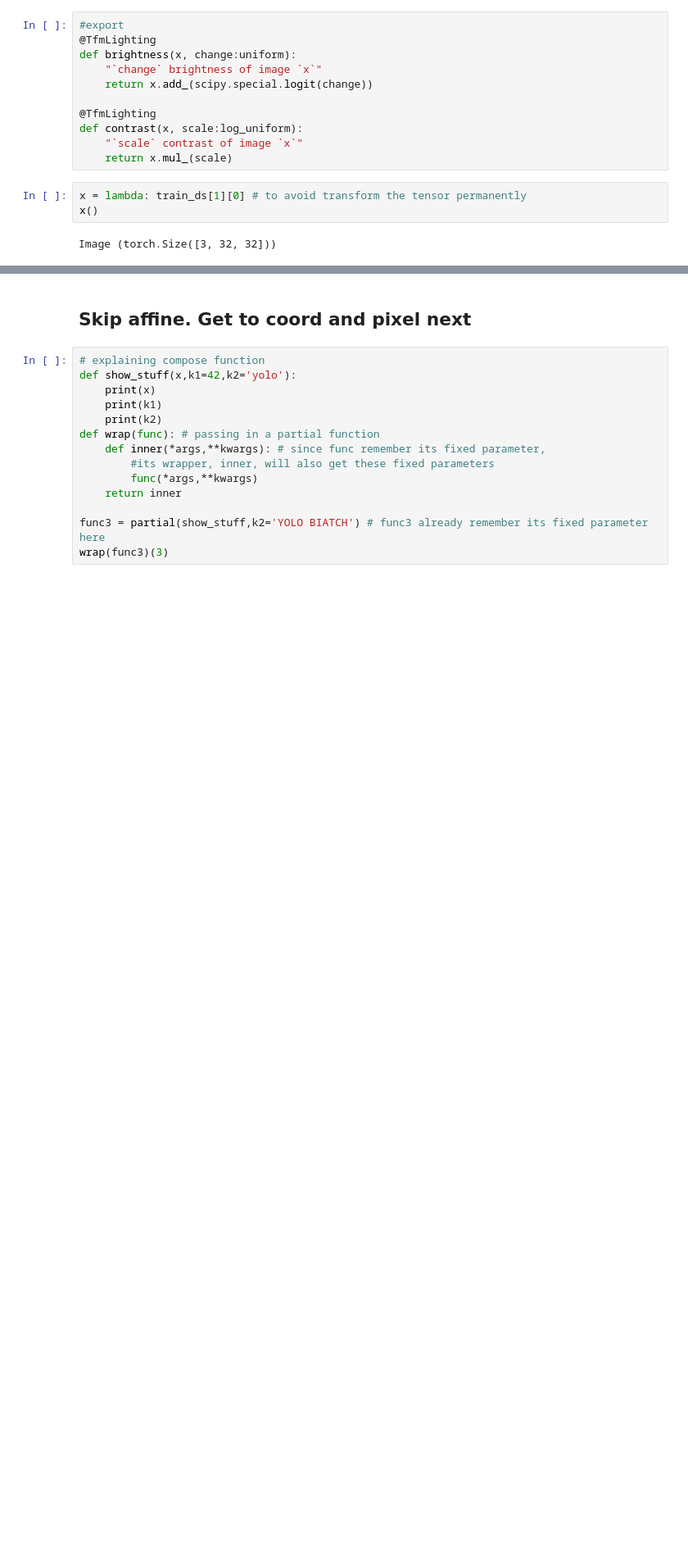
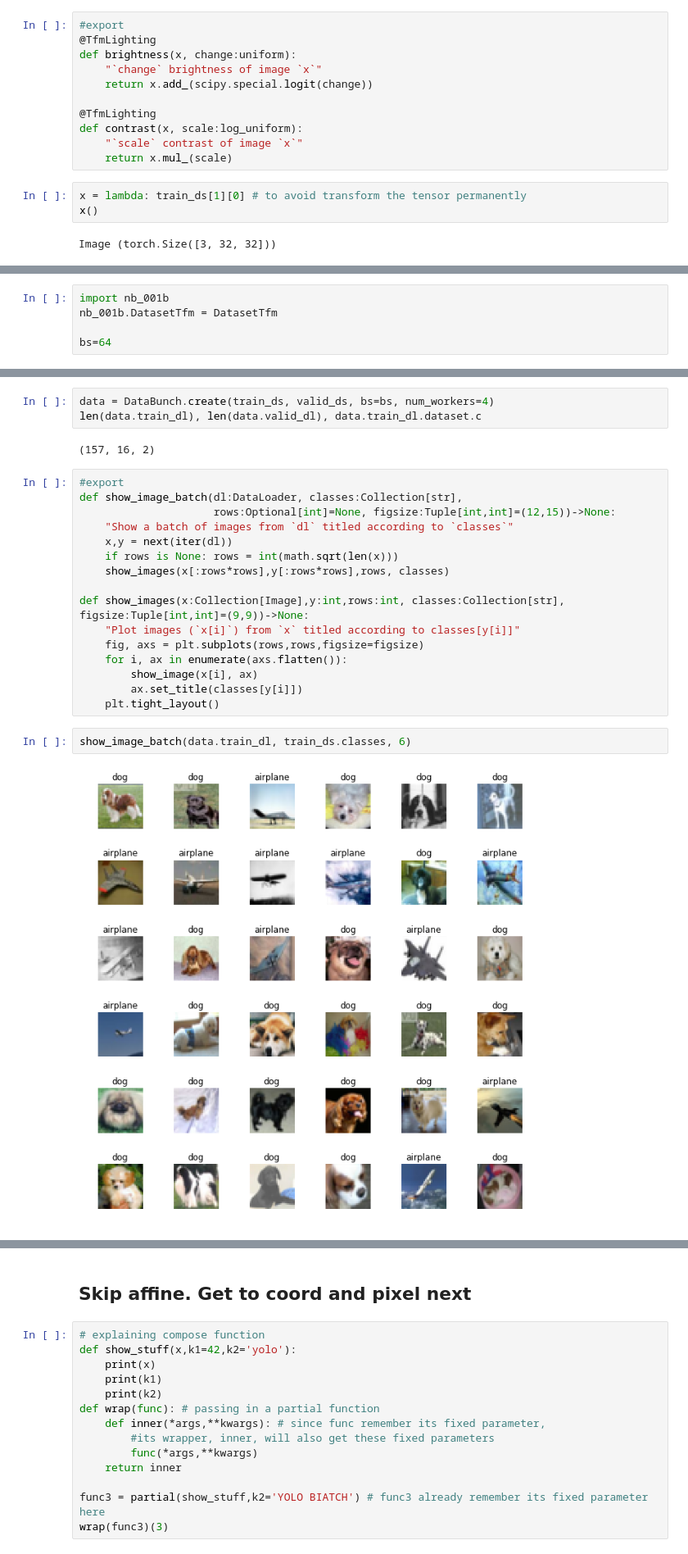
Before and after one commit to anhquan0412/fastai_v1, a Jupyter notebook: my_note/002_images.ipynb, the cells around one changed output, grey strips where cells are left out. Shown at 82% size. Saved outputs shown, nothing was run; the diff lists cells and outputs as text; blank space fills up the shorter version.

```diff
--- a/my_note/002_images.ipynb
+++ b/my_note/002_images.ipynb
@@ -998,0 +1068,5 @@ tfm(x()).show()
+# %%
+import nb_001b
+nb_001b.DatasetTfm = DatasetTfm
+
+bs=64
@@ -998,0 +1143,25 @@ tfm(x()).show()
+# %%
+data = DataBunch.create(train_ds, valid_ds, bs=bs, num_workers=4)
+len(data.train_dl), len(data.valid_dl), data.train_dl.dataset.c
+# %% [output]
+(157, 16, 2)
+# %%
+#export
+def show_image_batch(dl:DataLoader, classes:Collection[str],
+                     rows:Optional[int]=None, figsize:Tuple[int,int]=(12,15))->None:
+    "Show a batch of images from `dl` titled according to `classes`"
+    x,y = next(iter(dl))
+    if rows is None: rows = int(math.sqrt(len(x)))
+    show_images(x[:rows*rows],y[:rows*rows],rows, classes)
+
+def show_images(x:Collection[Image],y:int,rows:int, classes:Collection[str], figsize:Tuple[int,int]=(9,9))->None:
+    "Plot images (`x[i]`) from `x` titled according to classes[y[i]]"
+    fig, axs = plt.subplots(rows,rows,figsize=figsize)
+    for i, ax in enumerate(axs.flatten()):
+        show_image(x[i], ax)
+        ax.set_title(classes[y[i]])
+    plt.tight_layout()
+# %%
+show_image_batch(data.train_dl, train_ds.classes, 6)
+# %% [output]
+[figure, added]
```
Also changed, not shown: parts of 57 cells of this notebook.
